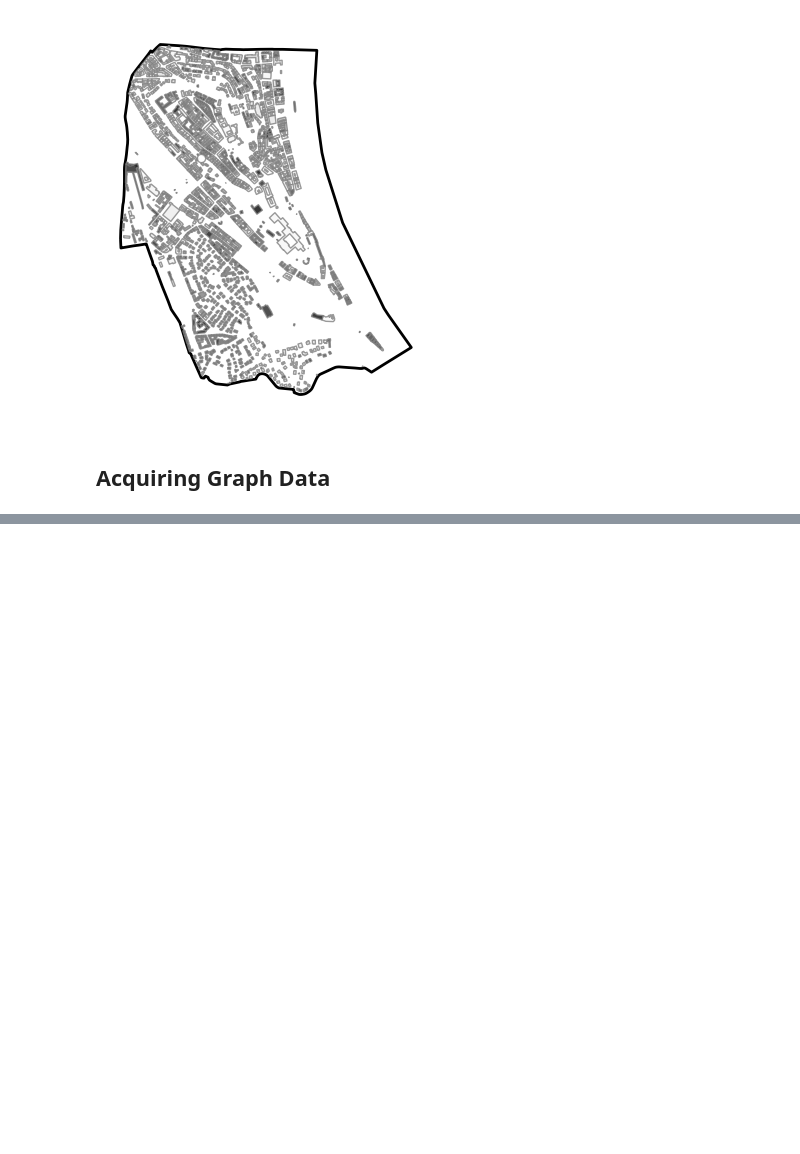
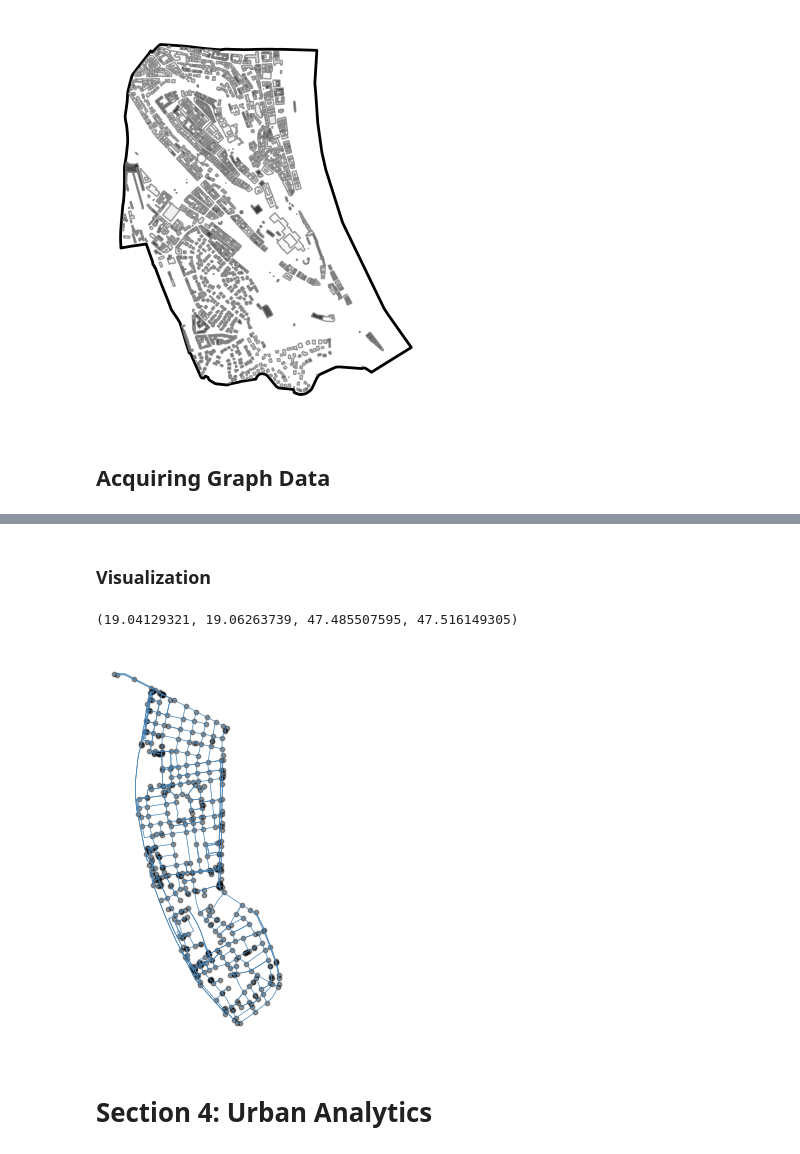
Before and after one commit to Meowplp/Urban-analytics-learning, a Jupyter notebook: Urban.ipynb, the cells around one changed output, grey strips where cells are left out. Cells and saved outputs as stored; diff of their text form; code cells hidden in the pictures; blank space fills up the shorter version.

Commit message:
completed section 3

```diff
--- a/Urban.ipynb
+++ b/Urban.ipynb
@@ -534,6 +536,6 @@ ax.axis("off")
 ## Acquiring Graph Data
 # %%
 admin_district = ox.geocode_to_gdf('5th district, Budapest')
-admin_poly = admin_district.geometry.to_list([0])
+admin_poly = admin_district.geometry.to_list()[0]
 admin_poly
 # %% [output]
@@ -540,0 +550,2 @@ TypeError: IndexOpsMixin.tolist() takes 1 positional argument but 2 were given
+# %%
+G = ox.graph_from_polygon(admin_poly, network_type = 'bike') # drive, walk, 'all'
@@ -540,0 +558,3 @@ TypeError: IndexOpsMixin.tolist() takes 1 positional argument but 2 were given
+# %%
+nodes, edges = ox.graph_to_gdfs(G)
+nodes
@@ -540,0 +580,3 @@ TypeError: IndexOpsMixin.tolist() takes 1 positional argument but 2 were given
+# %%
+nodes = nodes.replace('NaN', pd.NA)
+len(nodes.dropna())
@@ -540,0 +641,13 @@ TypeError: IndexOpsMixin.tolist() takes 1 positional argument but 2 were given
+# %% [markdown]
+### Visualization
+# %%
+f, ax =plt.subplots(1,1, figsize=(5,5))
+
+nodes.plot(ax=ax, color = 'k', markersize = 10, alpha =0.4)
+edges.plot(ax=ax, edgecolor= 'steelblue', linewidth = 0.5 )
+ax.axis("off")
+# %% [output]
+(19.04129321, 19.06263739, 47.485507595, 47.516149305)
+[figure, added]
+# %% [markdown]
+# Section 4: Urban Analytics
```
Also changed, not shown: parts of 44 cells of this notebook, 11 other files.
